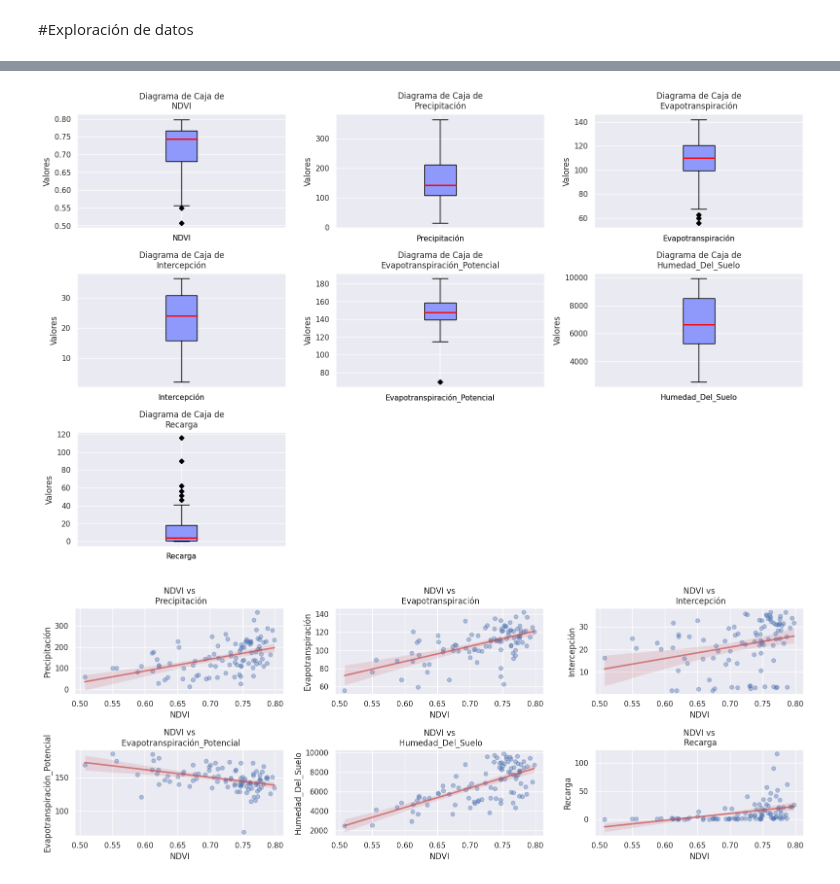
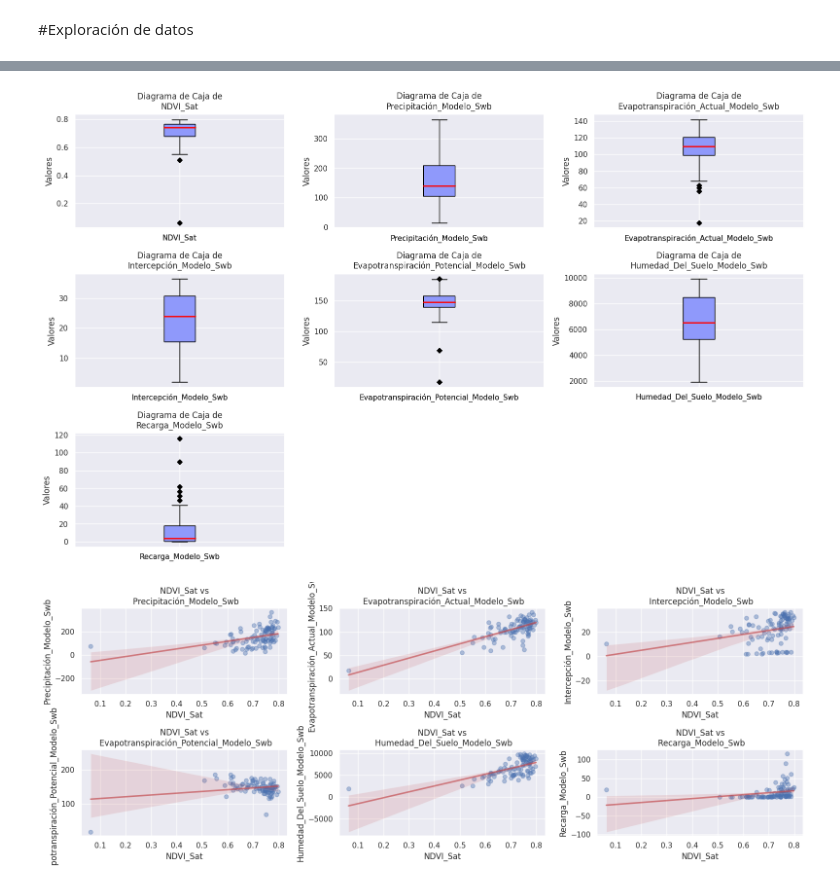
Before and after one commit to emarevalog/Data_Science_Forecast_NDVI_Project, a Jupyter notebook: Exploración_estadística.ipynb, the cells around one changed output, grey strips where cells are left out. Drawn from its saved outputs; the diff is of its cells as text; code cells hidden in the pictures.

```diff
--- a/Exploración_estadística.ipynb
+++ b/Exploración_estadística.ipynb
@@ -22,3 +15,6 @@ df = pd.read_excel('/content/drive/MyDrive/Datasets/Datos_monografía.xlsx', he
+# %%
+df = pd.read_csv('https://raw.githubusercontent.com/emarevalog/Machine_learning_project/main/Hoja%20de%20c%C3%A1lculo%20sin%20t%C3%ADtulo%20-%20datos.csv?token=GHSAT0AAAAAACJX7ZO54CXHY5JZCDGOD2GMZKGNXUQ',
+                 header = 0, sep=",")
 # %%
 #Cambios en los nombres de las variables
 df.columns = df.columns.str.title()
@@ -64,8 +77,10 @@ Index(['Mes', 'NDVI', 'Precipitación', 'Evapotranspiración', 'Intercepción',
 # %%
 # Histogramas
 # Lista de variables
-variables = ['NDVI', 'Precipitación', 'Evapotranspiración', 'Intercepción',
-     'Evapotranspiración_Potencial', 'Humedad_Del_Suelo', 'Recarga']
+variables = ['NDVI_Sat', 'Precipitación_Modelo_Swb',
+       'Evapotranspiración_Actual_Modelo_Swb', 'Intercepción_Modelo_Swb',
+       'Evapotranspiración_Potencial_Modelo_Swb',
+       'Humedad_Del_Suelo_Modelo_Swb', 'Recarga_Modelo_Swb']
 
 sns.set(style="darkgrid")
 fig, axes = plt.subplots(3, 3, figsize=(16, 10))
@@ -141,28 +156,31 @@ for i in range(len(variables), 3*3):
 plt.tight_layout()
 plt.show()
 # %% [output]
-[figure, old version]
+[figure, new version]
 # %%
 # Variables
-x = 'NDVI'
-y_variables = ['Precipitación', 'Evapotranspiración', 'Intercepción', 'Evapotranspiración_Potencial', 'Humedad_Del_Suelo', 'Recarga']
+x = 'NDVI_Sat'
+y_variables = [ 'Precipitación_Modelo_Swb',
+       'Evapotranspiración_Actual_Modelo_Swb', 'Intercepción_Modelo_Swb',
+       'Evapotranspiración_Potencial_Modelo_Swb',
+       'Humedad_Del_Suelo_Modelo_Swb', 'Recarga_Modelo_Swb']
 
 plt.figure(figsize=(16, 6))
 palette = sns.color_palette('hsv', len(y_variables))
 
 # Crea subtramas para los gráficos de dispersión
 for i, (y, color) in enumerate(zip(y_variables, palette), 1):
     plt.subplot(2, 3, i)
     sns.regplot(x=x, y=y, data=df, scatter_kws={"alpha": 0.4}, line_kws={"color": "r", "alpha": 0.7})
     plt.title(f'{x} vs\n {y}')
     plt.xlabel(x)
     plt.ylabel(y)
 
 plt.tight_layout()
 
 plt.show()
 # %% [output]
-[figure, old version]
+[figure, new version]
 # %%
 # Crea un subconjunto del DataFrame con las variables
 df_numeric = df[variables]
```
Also changed, not shown: parts of 8 cells of this notebook.
